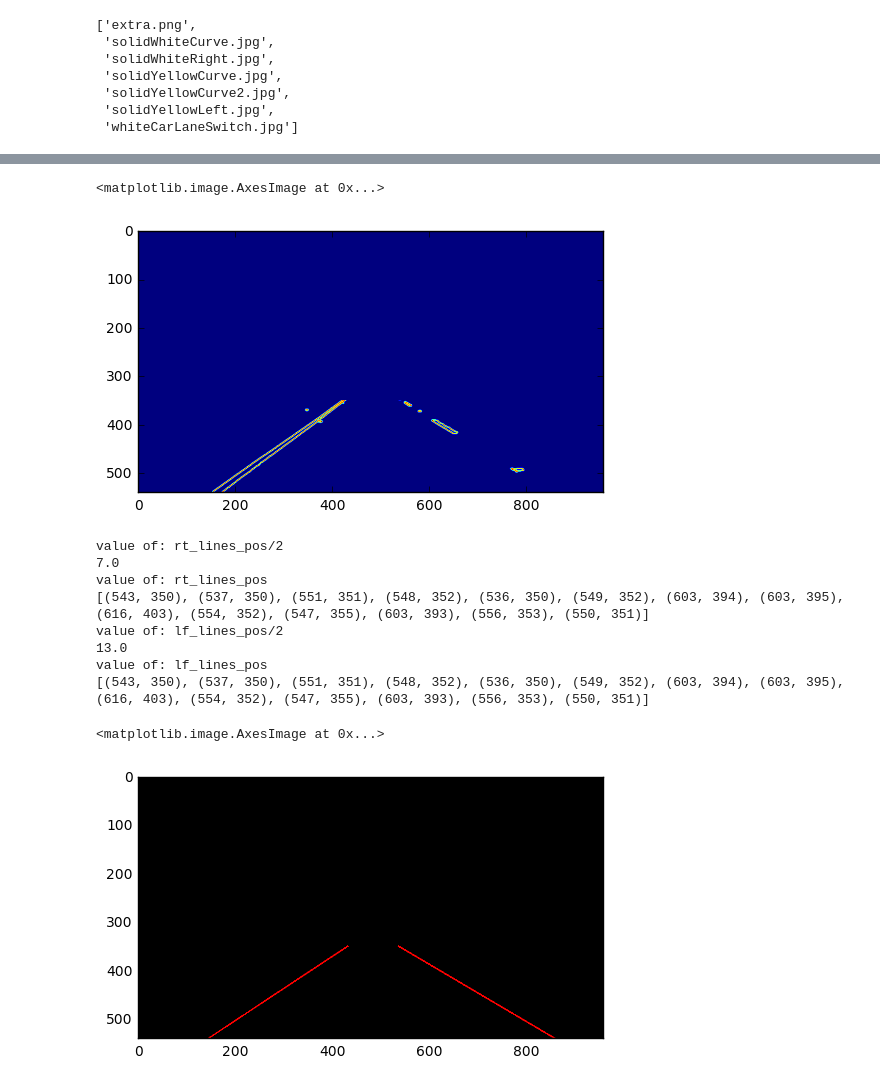
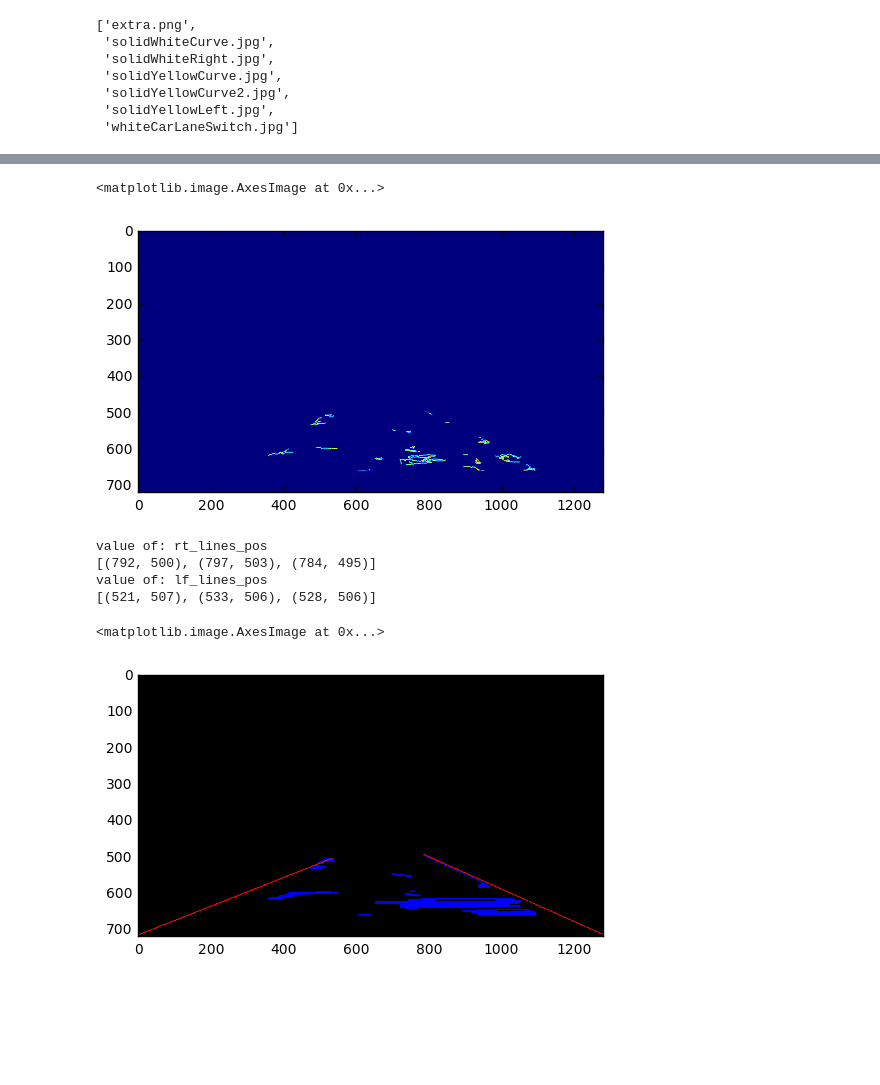
Before and after one commit to valery-nguyen/CarND-LaneLines-P1, a Jupyter notebook: Assignment_01_VTN_Dec11-Extra_Credit.ipynb, the cells around one changed output, grey strips where cells are left out. Cells and saved outputs as stored; diff of their text form; code cells hidden in the pictures; blank space fills up the shorter version.

```diff
--- a/Assignment_01_VTN_Dec11-Extra_Credit.ipynb
+++ b/Assignment_01_VTN_Dec11-Extra_Credit.ipynb
@@ -196,7 +214,10 @@ def weighted_img(img, initial_img, α=0.8, β=1., λ=0.):
     return cv2.addWeighted(initial_img, α, img, β, λ)
 # %%
 #reading in an image
-image = mpimg.imread('test_images/solidYellowCurve.jpg')
+
+#image = mpimg.imread('test_images/solidYellowCurve.jpg')
+image = VideoFileClip('challenge.mp4').get_frame(4.5)
+
 #printing out some stats and plotting
 print('This image is:', type(image), 'with dimesions:', image.shape)
 plt.imshow(image)  #call as plt.imshow(gray, cmap='gray') to show a grayscaled image
@@ -214,5 +235,8 @@ plt.imshow(image_grayed, cmap='gray')
 # %%
 #apply canny to grayscaled image
-image_canny = canny(image_grayed,85,255)
+canny_threshold = canny_auto_threshold(image_grayed)
+image_canny = canny(image_grayed,canny_threshold[0],canny_threshold[1])
+print(canny_threshold)
+#image_canny = canny(image_grayed,230,255)
 plt.imshow(image_canny)
 # %% [output]
@@ -221,6 +246,6 @@ plt.imshow(image_canny)
 # %%
 #apply gaussian blur to image
-kernel_size = 5
+kernel_size = 3
 image_gauss = gaussian_blur(image_canny,kernel_size)
 plt.imshow(image_gauss)
 # %% [output]
@@ -229,27 +254,27 @@ plt.imshow(image_gauss)
 # %%
 #pick area of interest
 x_center = image.shape[1] / 2
-vertices = np.array([[(x_center - 150,350),(25,image.shape[0]),(image.shape[1] - 25,image.shape[0]),(x_center + 150,350)]],dtype=np.int32)
+top_left_v = (x_center-50,450)
+low_left_v = (200,image.shape[0]-60)
+top_right_v = (x_center+50,450)
+low_right_v = (image.shape[1] - 150,image.shape[0]-60)
+vertices = np.array([[top_left_v,low_left_v,low_right_v,top_right_v]],dtype=np.int32)
 image_mask = region_of_interest(image_gauss,vertices)
 plt.imshow(image_mask)
 # %% [output]
 <matplotlib.image.AxesImage at 0x...>
-[figure, old version]
+[figure, new version]
 # %%
 #determine hough lines
-lines_hough = hough_lines(image_mask,0.5, np.pi/180, 20, 20, 200)
+lines_hough = hough_lines(image_mask,0.5, np.pi/180, 10, 14, 150)
 plt.imshow(lines_hough)
 # %% [output]
-value of: rt_lines_pos/2
-7.0
 value of: rt_lines_pos
-[(543, 350), (537, 350), (551, 351), (548, 352), (536, 350), (549, 352), (603, 394), (603, 395), (616, 403), (554, 352), (547, 355), (603, 393), (556, 353), (550, 351)]
-value of: lf_lines_pos/2
-13.0
+[(792, 500), (797, 503), (784, 495)]
 value of: lf_lines_pos
-[(543, 350), (537, 350), (551, 351), (548, 352), (536, 350), (549, 352), (603, 394), (603, 395), (616, 403), (554, 352), (547, 355), (603, 393), (556, 353), (550, 351)]
+[(521, 507), (533, 506), (528, 506)]
 <matplotlib.image.AxesImage at 0x...>
-[figure, old version]
+[figure, new version]
 # %%
 #Add weighed lines onto initial image
 image_final = weighted_img(lines_hough,image)
```
Also changed, not shown: parts of 10 cells of this notebook.
